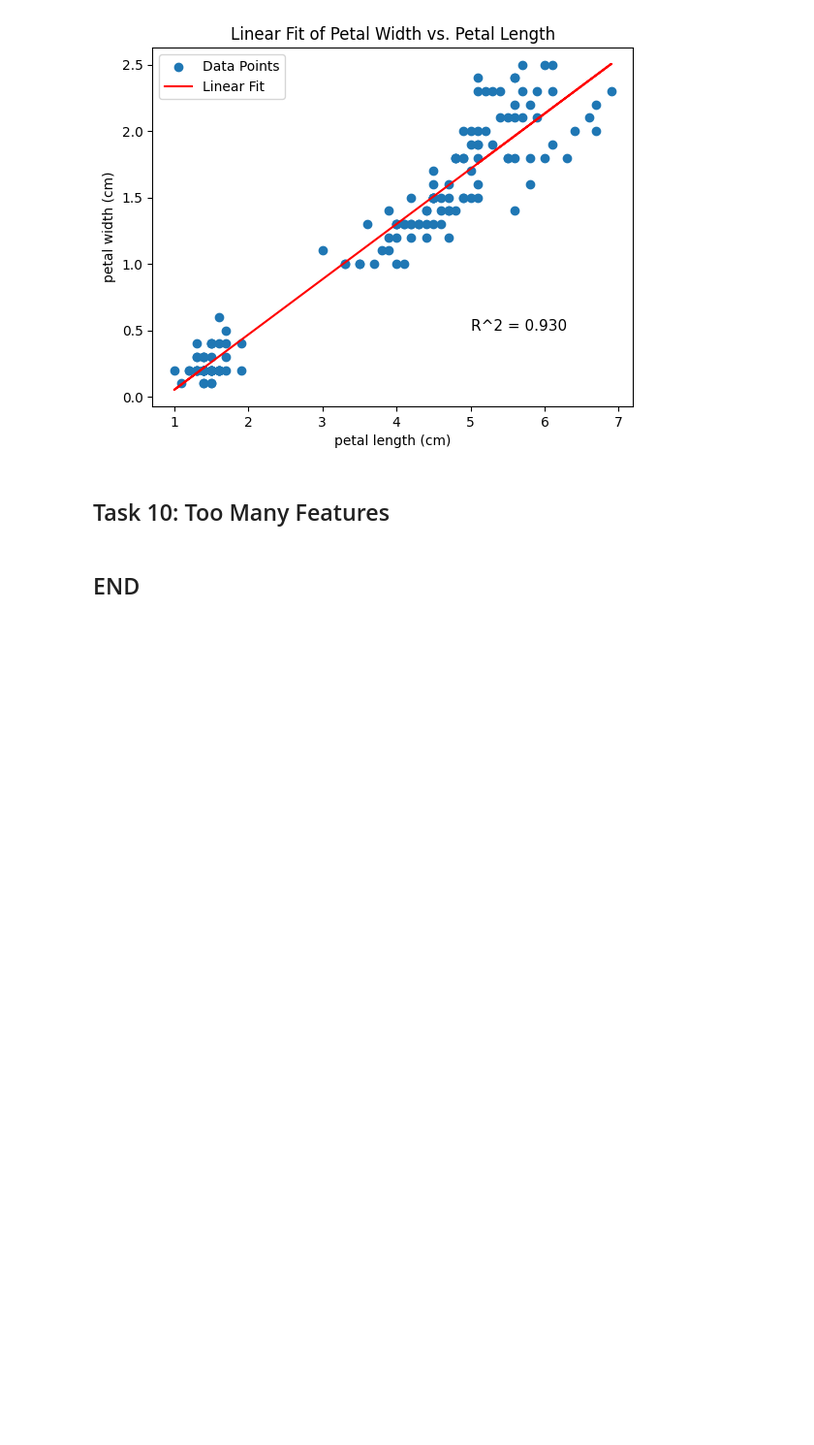
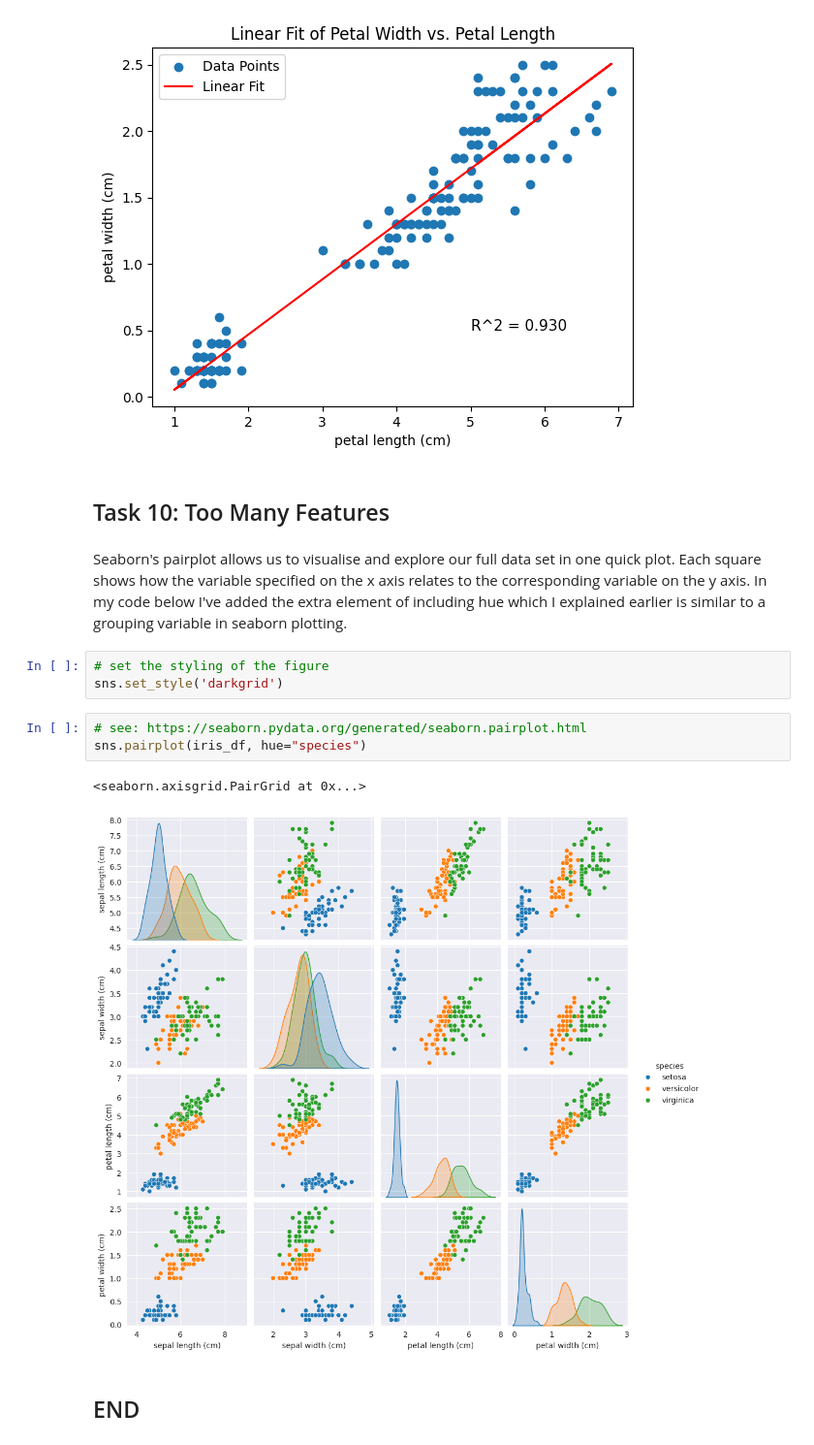
Before and after one commit to EmmaChubbCode/principles_of_da, a Jupyter notebook: tasks.ipynb, the cells around one changed output. Shown: that part at 97% size. Cells and saved outputs as stored; diff of their text form; blank space fills up the shorter version.

Commit message:
pairplot

```diff
--- a/tasks.ipynb
+++ b/tasks.ipynb
@@ -400,5 +400,16 @@ Linear Fit Coefficients: [ 0.41575542 -0.36307552]
 [figure]
 # %% [markdown]
 ## Task 10: Too Many Features
+# %% [markdown]
+Seaborn's pairplot allows us to visualise and explore our full data set in one quick plot. Each square shows how the variable specified on the x axis relates to the corresponding variable on the y axis. In my code below I've added the extra element of including hue which I explained earlier is similar to a grouping variable in seaborn plotting.
+# %%
+# set the styling of the figure
+sns.set_style('darkgrid')
+# %%
+# see: https://seaborn.pydata.org/generated/seaborn.pairplot.html
+sns.pairplot(iris_df, hue="species")
+# %% [output]
+<seaborn.axisgrid.PairGrid at 0x...>
+[figure, added]
 # %% [markdown]
 ## END
```
